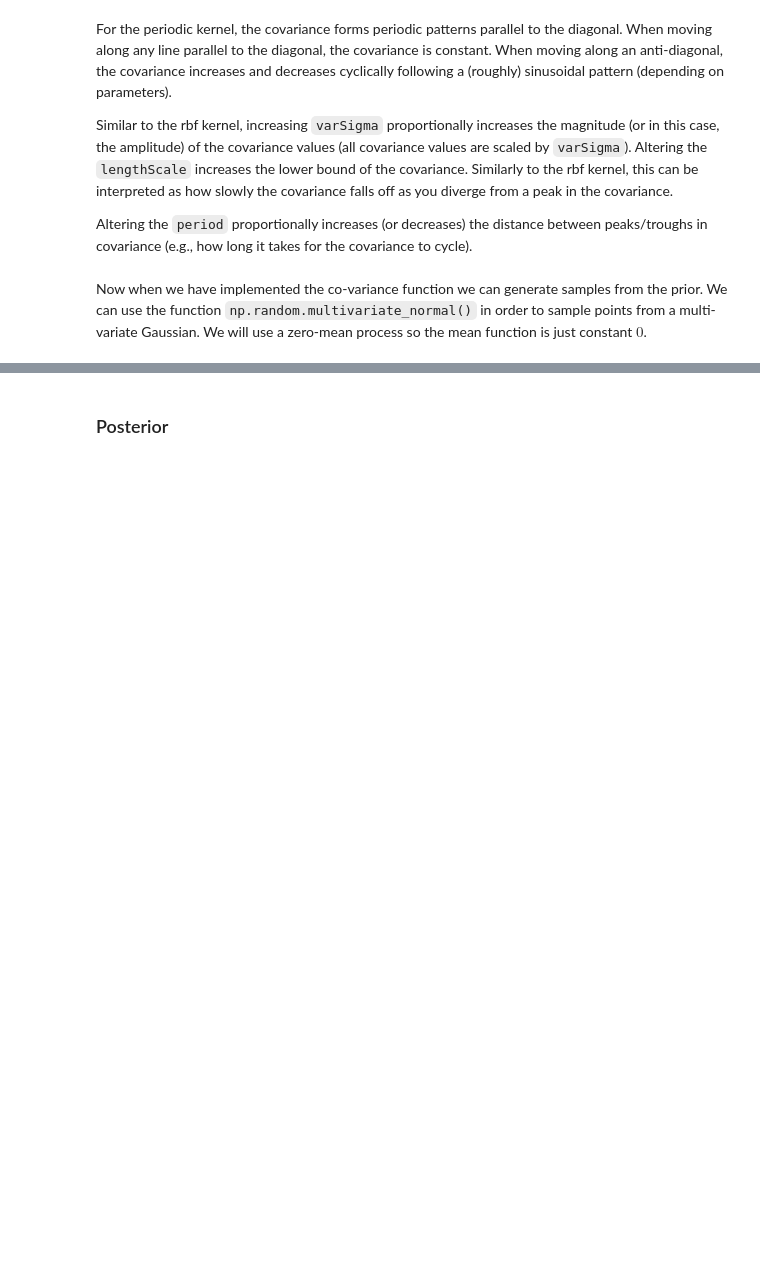
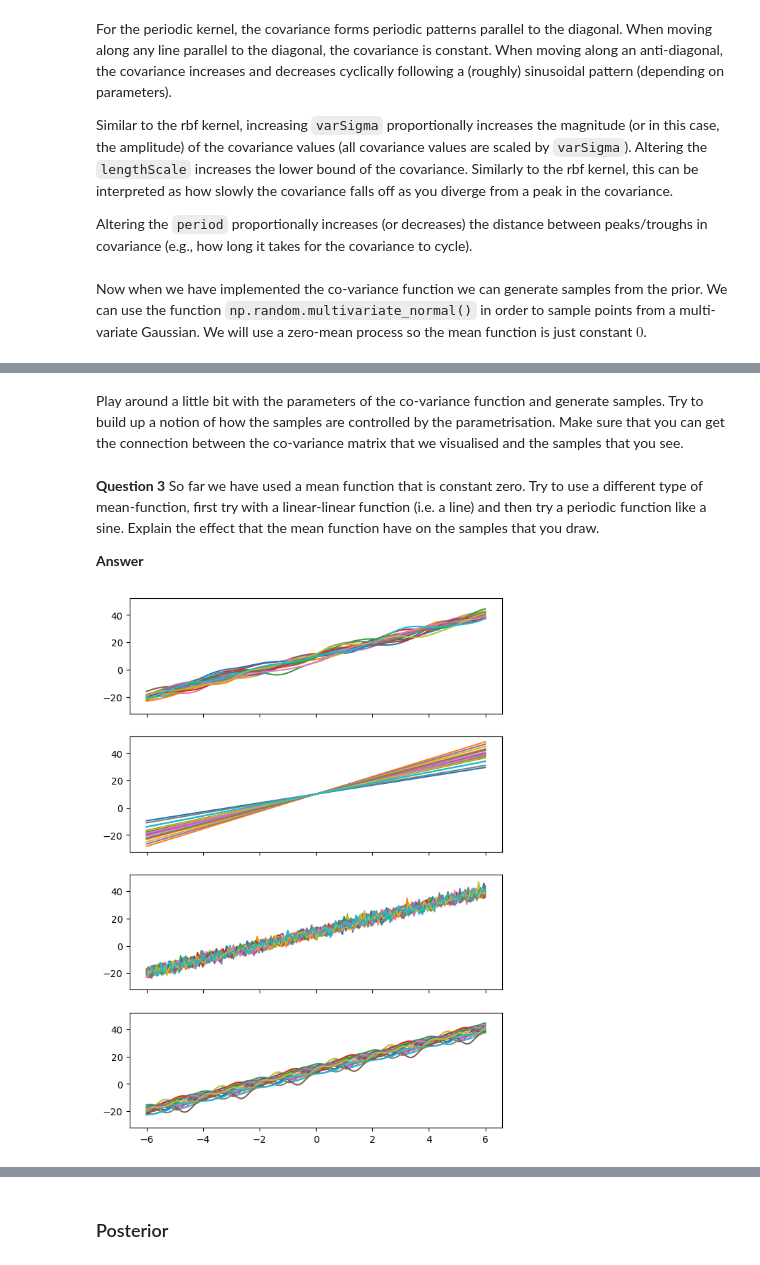
Before and after one commit to nyoma-diamond/L48_Assignments, a Jupyter notebook: gaussianprocess-notebook.ipynb, the cells around one changed output, grey strips where cells are left out. Drawn from its saved outputs; the diff is of its cells as text; code cells hidden in the pictures; blank space fills up the shorter version.

```diff
--- a/gaussianprocess-notebook.ipynb
+++ b/gaussianprocess-notebook.ipynb
@@ -298,0 +299,33 @@ plt.show()
+# %% [markdown]
+Play around a little bit with the parameters of the co-variance function and generate samples. Try to build up a notion of how the samples are controlled by the parametrisation. Make sure that you can get the connection between the co-variance matrix that we visualised and the samples that you see.
+# %% [markdown]
+
+**Question 3** So far we have used a mean function that is constant zero. Try to use a different type of mean-function, first try with a linear-linear function (i.e. a line) and then try a periodic function like a sine. Explain the effect that the mean function have on the samples that you draw.
+
+**Answer**
+# %%
+x = np.linspace(-6, 6, 200).reshape(-1, 1)
+# %%
+mu = 5*x+10
+
+_, axs = plt.subplots(4,1, sharex=True, sharey=True, figsize=(7,10))
+
+K = rbf_kernel(x,x,5,1)
+f = np.random.multivariate_normal(mu.flatten(), K, 20)
+axs[0].plot(x, f.T)
+
+K = lin_kernel(x,None,1)
+f = np.random.multivariate_normal(mu.flatten(), K, 20)
+axs[1].plot(x, f.T)
+
+K = white_kernel(x,None,5)
+f = np.random.multivariate_normal(mu.flatten(), K, 20)
+axs[2].plot(x, f.T)
+
+K = periodic_kernel(x,x,5,2,1)
+f = np.random.multivariate_normal(mu.flatten(), K, 20)
+axs[3].plot(x, f.T)
+
+plt.show()
+# %% [output]
+[figure, added]
```
Also changed, not shown: parts of 12 cells of this notebook.
